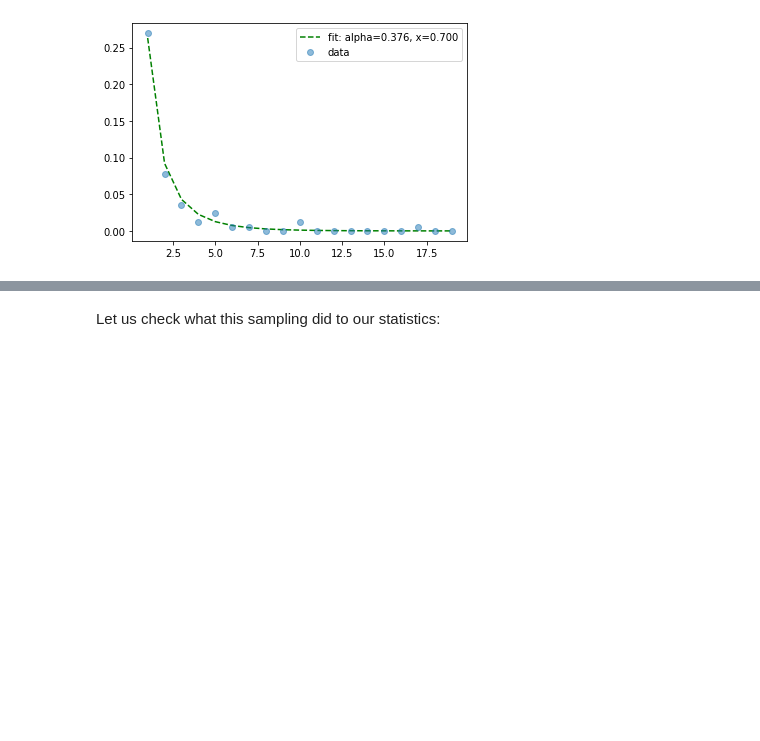
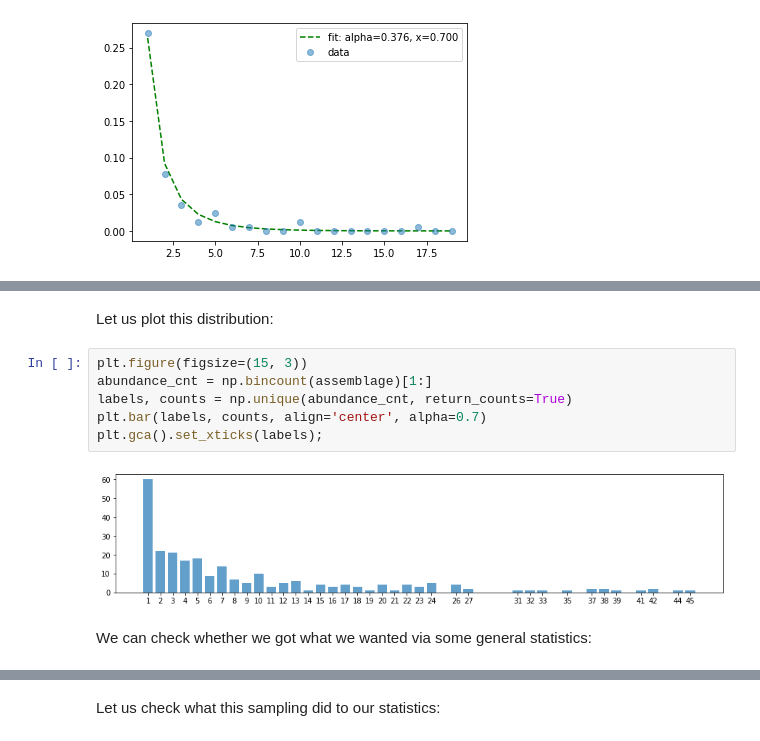
Before and after one commit to mikekestemont/minsampling, a Jupyter notebook: notebooks/estimating-diversity.ipynb, the cells around one changed output, grey strips where cells are left out. Saved outputs shown, nothing was run; the diff lists cells and outputs as text; blank space fills up the shorter version.

```diff
--- a/notebooks/estimating-diversity.ipynb
+++ b/notebooks/estimating-diversity.ipynb
@@ -521,0 +554,12 @@ plt.legend();
+# %% [markdown]
+Let us plot this distribution:
+# %%
+plt.figure(figsize=(15, 3))
+abundance_cnt = np.bincount(assemblage)[1:]
+labels, counts = np.unique(abundance_cnt, return_counts=True)
+plt.bar(labels, counts, align='center', alpha=0.7)
+plt.gca().set_xticks(labels);
+# %% [output]
+[figure, added]
+# %% [markdown]
+We can check whether we got what we wanted via some general statistics:
```
Also changed, not shown: parts of 53 cells of this notebook.
